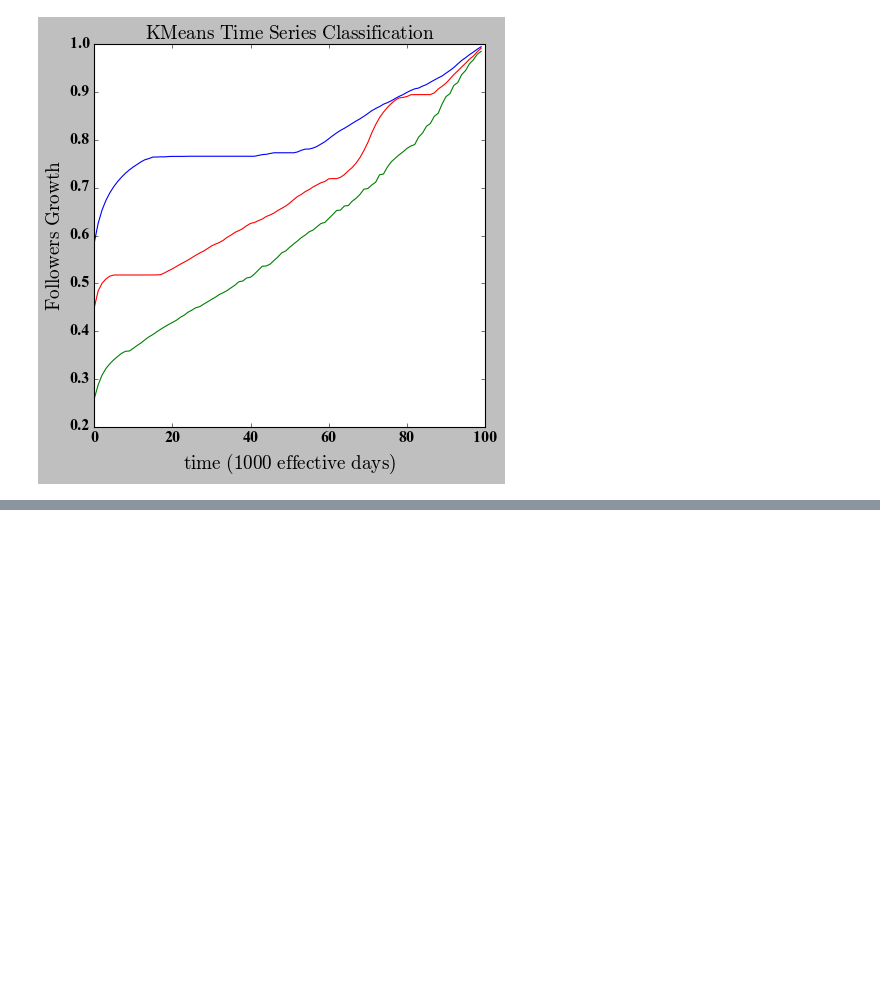
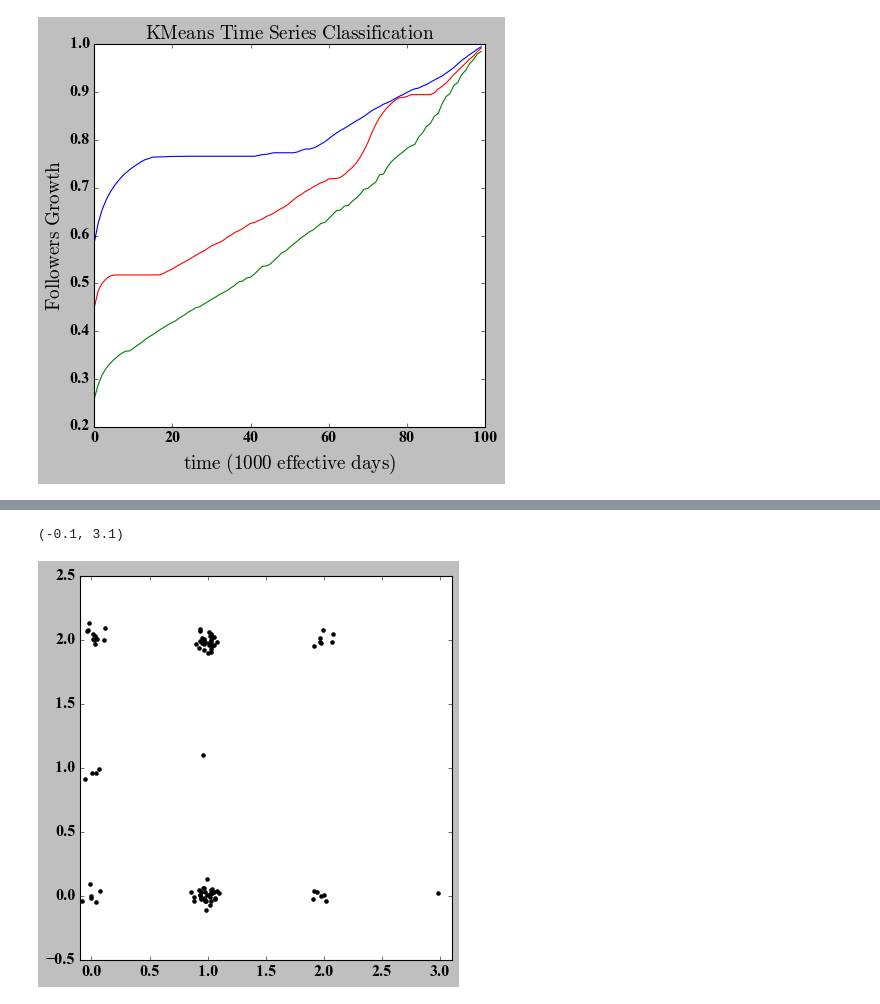
Before and after one commit to mtsafarzadeh/Time_Series_Classification, a Jupyter notebook: linkedin.ipynb, the cells around one changed output, grey strips where cells are left out. Drawn from its saved outputs; the diff is of its cells as text; code cells hidden in the pictures; blank space fills up the shorter version.

```diff
--- a/linkedin.ipynb
+++ b/linkedin.ipynb
@@ -267,0 +206,3 @@ X_f.shape
+# %%
+km_predictions = TimeSeriesKMeans(n_clusters=3, metric="dtw", max_iter=5,random_state=0).fit_predict(down_sampled_ts_dataset)
+print(km_predictions)
@@ -267,0 +261,3 @@ X_f.shape
+# %%
+km_predictions_employees = TimeSeriesKMeans(n_clusters=4, metric="dtw", max_iter=5,random_state=0).fit_predict(down_sampled_ts_dataset_employees)
+print(km_predictions_employees)
@@ -267,0 +296,8 @@ X_f.shape
+# %%
+fig,ax=plt.subplots(1,1)
+ax.plot(np.array(km_predictions_employees)+np.random.normal(0,.05,km_predictions_employees.size),\
+        np.array(km_predictions)+np.random.normal(0,.05,km_predictions.size),'.k',ms=7)
+ax.set_xlim(-.1,3.1)
+# %% [output]
+(-0.1, 3.1)
+[figure, added]
```
Also changed, not shown: parts of 52 cells of this notebook.
